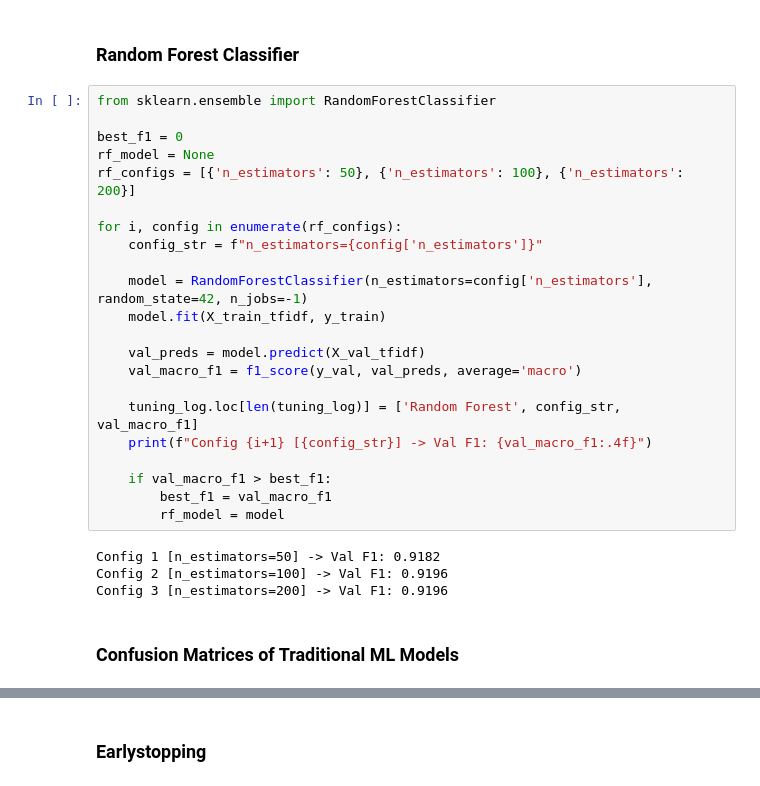
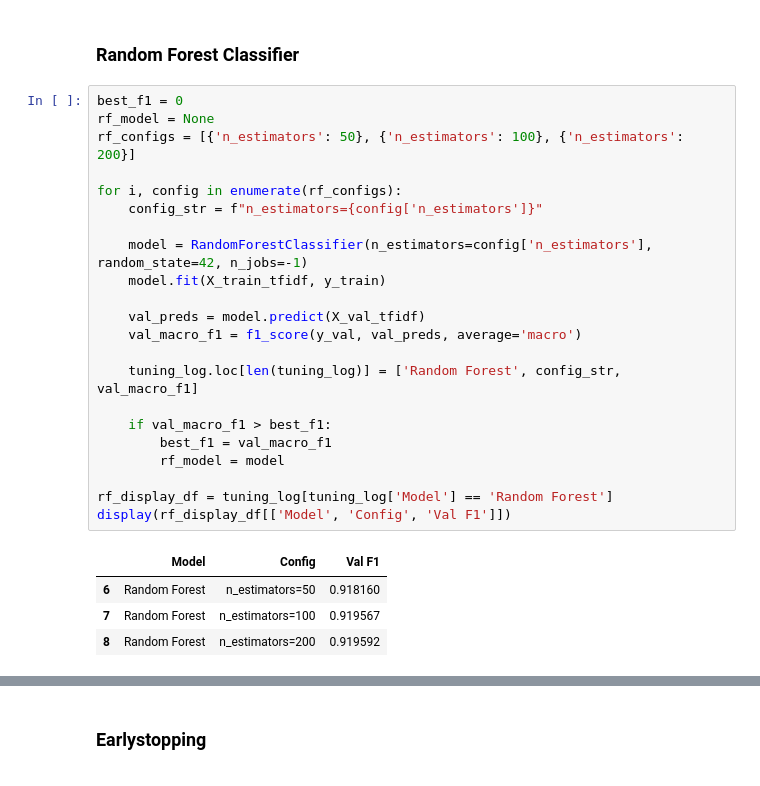
Before and after one commit to sharzilnfz/llmSafetyClassification, a Jupyter notebook: cse440_project.ipynb, the cells around one changed output, grey strips where cells are left out. Cells and saved outputs as stored; diff of their text form.

```diff
--- a/cse440_project.ipynb
+++ b/cse440_project.ipynb
@@ -959,30 +957,29 @@ Config 3 [C=10.0, max_iter=1000] -> Val F1: 0.9070
 # %% [markdown]
 ### Random Forest Classifier
 # %%
-from sklearn.ensemble import RandomForestClassifier
-
 best_f1 = 0
 rf_model = None
 rf_configs = [{'n_estimators': 50}, {'n_estimators': 100}, {'n_estimators': 200}]
 
 for i, config in enumerate(rf_configs):
     config_str = f"n_estimators={config['n_estimators']}"
 
     model = RandomForestClassifier(n_estimators=config['n_estimators'], random_state=42, n_jobs=-1)
     model.fit(X_train_tfidf, y_train)
 
     val_preds = model.predict(X_val_tfidf)
     val_macro_f1 = f1_score(y_val, val_preds, average='macro')
 
     tuning_log.loc[len(tuning_log)] = ['Random Forest', config_str, val_macro_f1]
-    print(f"Config {i+1} [{config_str}] -> Val F1: {val_macro_f1:.4f}")
 
     if val_macro_f1 > best_f1:
         best_f1 = val_macro_f1
         rf_model = model
+
+rf_display_df = tuning_log[tuning_log['Model'] == 'Random Forest']
+display(rf_display_df[['Model', 'Config', 'Val F1']])
 # %% [output]
-Config 1 [n_estimators=50] -> Val F1: 0.9182
-Config 2 [n_estimators=100] -> Val F1: 0.9196
-Config 3 [n_estimators=200] -> Val F1: 0.9196
+|  | Model | Config | Val F1 |
+| 6 | Random Forest | n_estimators=50 | 0.918160 |
+| 7 | Random Forest | n_estimators=100 | 0.919567 |
+| 8 | Random Forest | n_estimators=200 | 0.919592 |
-# %% [markdown]
-### Confusion Matrices of Traditional ML Models
```
Also changed, not shown: parts of 23 cells of this notebook, 3 other files.
